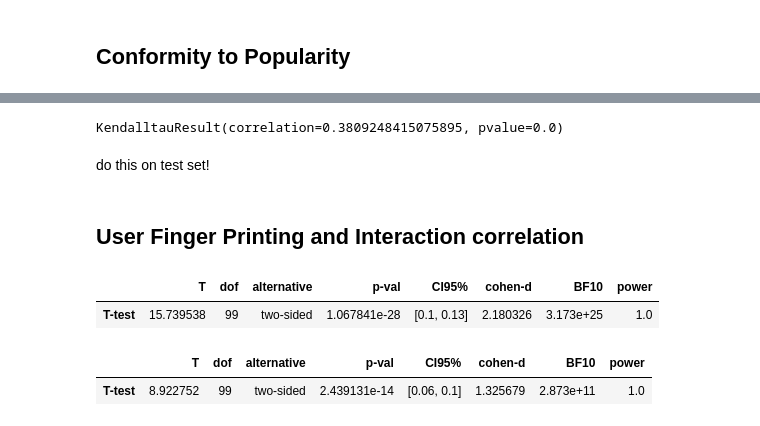
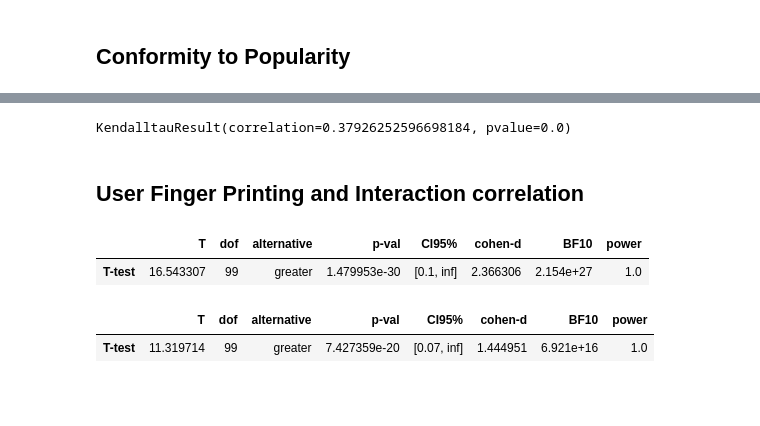
Before and after one commit to FlorianWilhelm/lda4rec, a Jupyter notebook: notebooks/04-interpretation.ipynb, the cells around one changed output, grey strips where cells are left out. Drawn from its saved outputs; the diff is of its cells as text; code cells hidden in the pictures; blank space fills up the shorter version.

```diff
--- a/notebooks/04-interpretation.ipynb
+++ b/notebooks/04-interpretation.ipynb
@@ -106,7 +108,7 @@ assert exp_cfg["train_test_split"] == "items_per_user_train_test_split"
 train, test = items_per_user_train_test_split(data, n_items_per_user=10, rng=data_rng)
 # %%
 est = MFEst(**exp_cfg["est_params"])
-est.load("../models/exp_25_MFEst_2021-12-28_18:02:01.model", data)
+est.load("../models/exp_21_MFEst_2022-01-05_09:16:50.model", data)
 # %% [output]
 <MFEst: MFNet(
   (user_embeddings): ScaledEmbedding(6040, 16)
@@ -149,9 +152,7 @@ KendalltauResult(correlation=0.225103022318335, pvalue=1.647099560477261e-151)
 # %%
 lda_eval.conformity_interaction_pop_ranking_corr(b, (1/t).numpy(), data)
 # %% [output]
-KendalltauResult(correlation=0.3809248415075895, pvalue=0.0)
+KendalltauResult(correlation=0.37926252596698184, pvalue=0.0)
-# %% [markdown]
-do this on test set!
 # %% [markdown]
 ## User Finger Printing and Interaction correlation
 # %%
@@ -161,12 +162,12 @@ good_jacs = lda_eval.get_twin_jacs(user_ids, good_twins, data)
 bad_jacs = lda_eval.get_twin_jacs(user_ids, bad_twins, data)
 rnd_jacs = lda_eval.get_twin_jacs(user_ids, rnd_twins, data)
 # %%
-pg.ttest(good_jacs, bad_jacs, paired=True)
+pg.ttest(good_jacs, bad_jacs, paired=True, alternative='greater')
 # %% [output]
 |  | T | dof | alternative | p-val | CI95% | cohen-d | BF10 | power |
-| T-test | 15.739538 | 99 | two-sided | 1.067841e-28 | [0.1, 0.13] | 2.180326 | 3.173e+25 | 1.0 |
+| T-test | 16.543307 | 99 | greater | 1.479953e-30 | [0.1, inf] | 2.366306 | 2.154e+27 | 1.0 |
 # %%
-pg.ttest(good_jacs, rnd_jacs, paired=True)
+pg.ttest(good_jacs, rnd_jacs, paired=True, alternative='greater')
 # %% [output]
 |  | T | dof | alternative | p-val | CI95% | cohen-d | BF10 | power |
-| T-test | 8.922752 | 99 | two-sided | 2.439131e-14 | [0.06, 0.1] | 1.325679 | 2.873e+11 | 1.0 |
+| T-test | 11.319714 | 99 | greater | 7.427359e-20 | [0.07, inf] | 1.444951 | 6.921e+16 | 1.0 |
```
Also changed, not shown: parts of 7 cells of this notebook, 4 other files.
